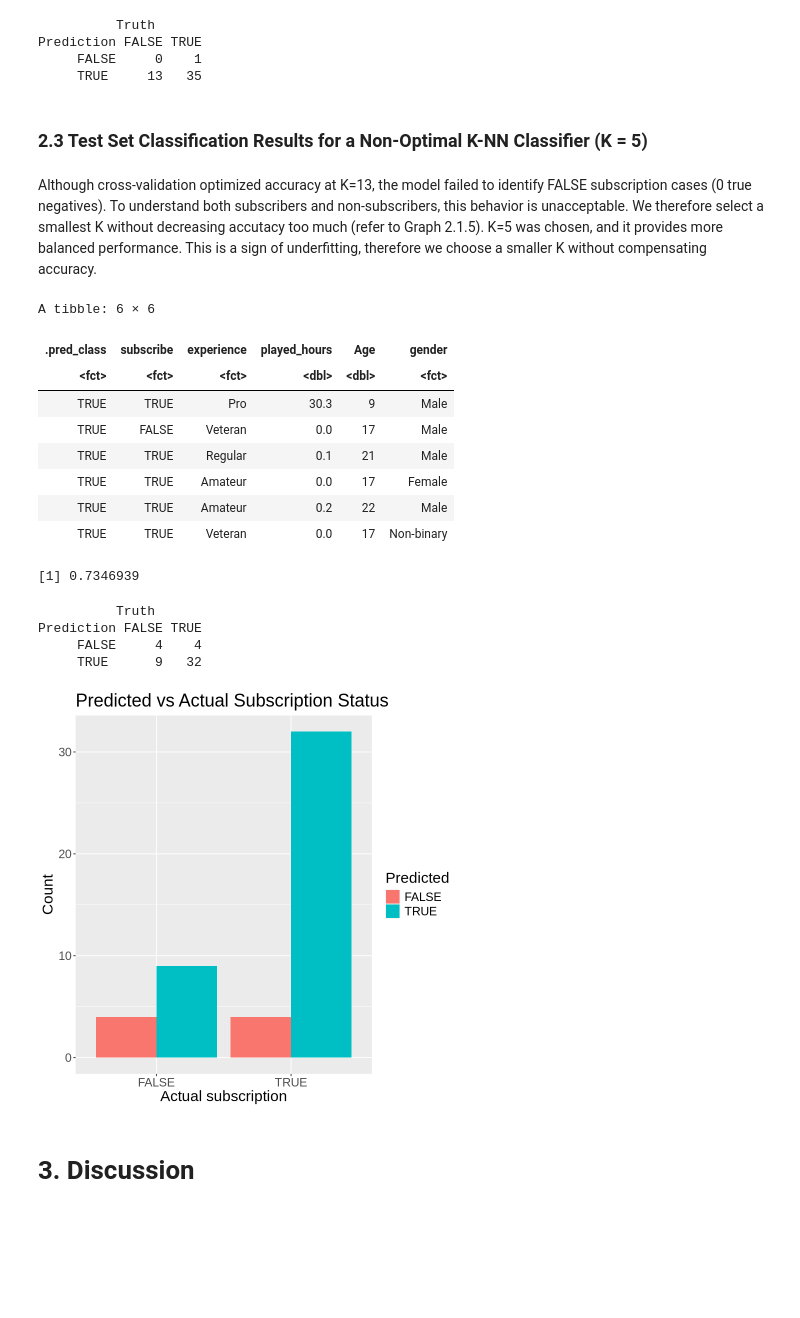
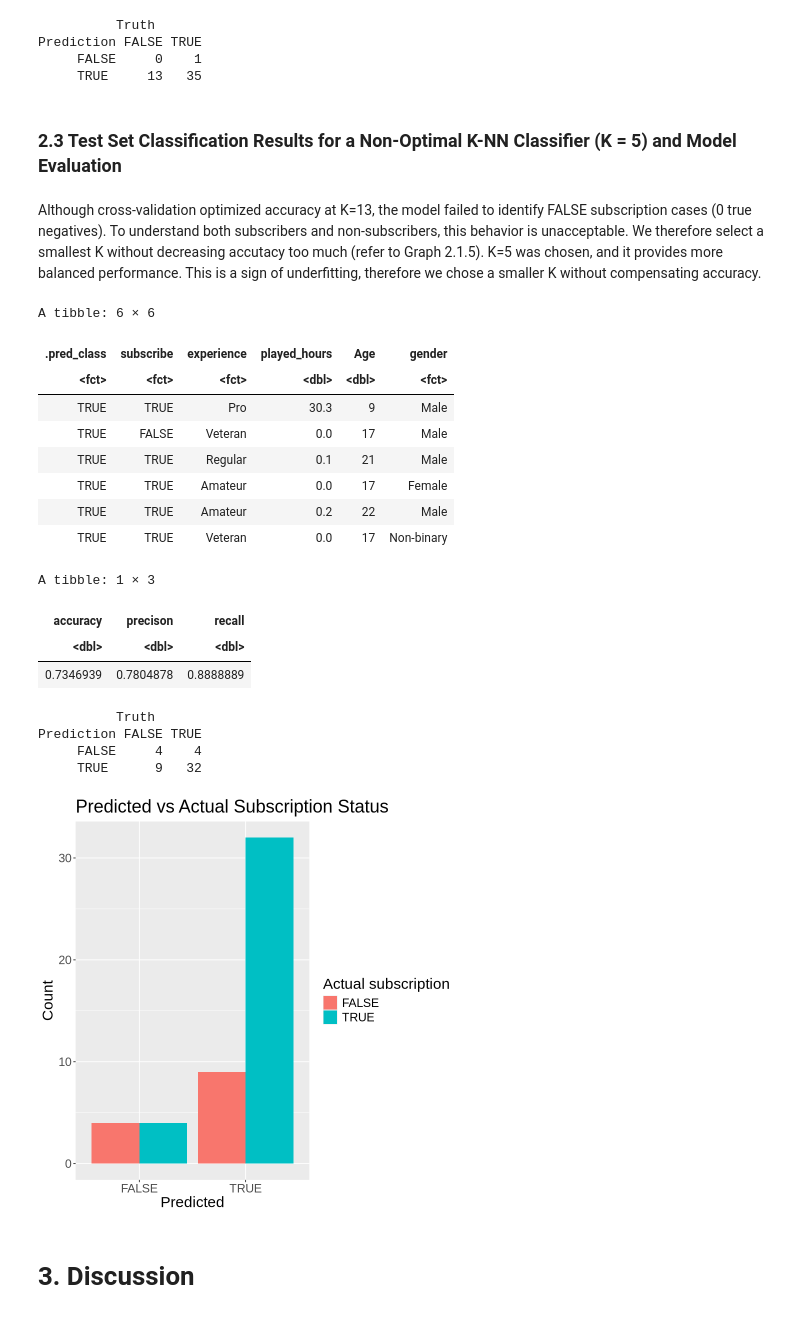
Before and after one commit to Tim-W36/DSCI-100-Group-30-Final-Project-Report-, a Jupyter notebook: proj_ind.ipynb, the cells around one changed output. Cells and saved outputs as stored; diff of their text form; code cells hidden in the pictures; blank space fills up the shorter version.

```diff
--- a/proj_ind.ipynb
+++ b/proj_ind.ipynb
@@ -686,9 +697,9 @@ Prediction FALSE TRUE
      FALSE     0    1
      TRUE     13   35
 # %% [markdown]
-### 2.3 Test Set Classification Results for a Non-Optimal K-NN Classifier (K = 5)
+### 2.3 Test Set Classification Results for a Non-Optimal K-NN Classifier (K = 5) and Model Evaluation
 # %% [markdown]
-Although cross-validation optimized accuracy at K=13, the model failed to identify FALSE subscription cases (0 true negatives). To understand both subscribers and non-subscribers, this behavior is unacceptable. We therefore select a smallest K without decreasing accutacy too much (refer to Graph 2.1.5). K=5 was chosen, and it provides more balanced performance. This is a sign of underfitting, therefore we choose a smaller K without compensating accuracy.
+Although cross-validation optimized accuracy at K=13, the model failed to identify FALSE subscription cases (0 true negatives). To understand both subscribers and non-subscribers, this behavior is unacceptable. We therefore select a smallest K without decreasing accutacy too much (refer to Graph 2.1.5). K=5 was chosen, and it provides more balanced performance. This is a sign of underfitting, therefore we chose a smaller K without compensating accuracy.
 # %%
 # Model Specification K=5
 knn_final <- nearest_neighbor(
@@ -709,7 +720,7 @@ players_test_predictions <- predict(players_fit, players_test) |>
 
 head(players_test_predictions)
 
-# Gather Metrics
+# Final Model Evaluation
 players_test_metrics <- players_test_predictions |>
   metrics(truth = subscribe, estimate = .pred_class)
 
@@ -717,39 +728,43 @@ players_test_accuracy <- players_test_metrics |>
   filter(.metric == "accuracy") |>
   pull(.estimate)
 
-players_test_accuracy
+model_evaluation <- tibble(accuracy = players_test_accuracy, precison = 32/(32+9), recall = 32/(32+4)) #numbers taken from confusion matrix below
+model_evaluation
 
 # Results
 players_test_predictions |>
   count(subscribe, .pred_class) |>
-  ggplot(aes(x = subscribe, y = n, fill = .pred_class)) +
+  ggplot(aes(x = .pred_class, y = n, fill = subscribe)) +
   geom_col(position = "dodge") +
   labs(
     title = "Predicted vs Actual Subscription Status",
-    x = "Actual subscription",
+    x = "Predicted",
     y = "Count",
-    fill = "Predicted"
+    fill = "Actual subscription"
   )
 
 
 players_test_predictions |>
   conf_mat(truth = subscribe, estimate = .pred_class)
 # %% [output]
 A tibble: 6 × 6
 | .pred_class | subscribe | experience | played_hours | Age | gender |
 | <fct> | <fct> | <fct> | <dbl> | <dbl> | <fct> |
 | TRUE | TRUE | Pro | 30.3 | 9 | Male |
 | TRUE | FALSE | Veteran | 0.0 | 17 | Male |
 | TRUE | TRUE | Regular | 0.1 | 21 | Male |
 | TRUE | TRUE | Amateur | 0.0 | 17 | Female |
 | TRUE | TRUE | Amateur | 0.2 | 22 | Male |
 | TRUE | TRUE | Veteran | 0.0 | 17 | Non-binary |
-[1] 0.7346939
+A tibble: 1 × 3
+| accuracy | precison | recall |
+| <dbl> | <dbl> | <dbl> |
+| 0.7346939 | 0.7804878 | 0.8888889 |
           Truth
 Prediction FALSE TRUE
      FALSE     4    4
      TRUE      9   32
-[figure, old version]
+[figure, new version]
 # %% [markdown]
 # 3. Discussion
 # %% [markdown]
```
Also changed, not shown: parts of 7 cells of this notebook.
